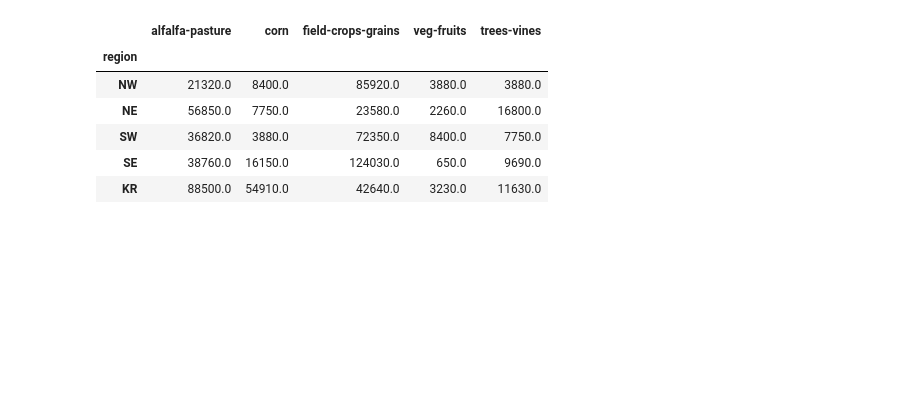
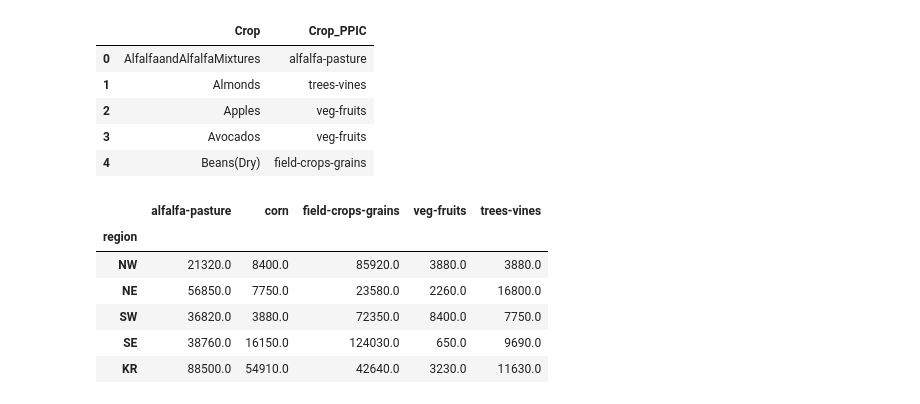
Before and after one commit to eanderson-ei/cv-mbom, a Jupyter notebook: notebooks/greedy-optimization.ipynb, the cells around one changed output. Cells and saved outputs as stored; diff of their text form; code cells hidden in the pictures; blank space fills up the shorter version.

```diff
--- a/notebooks/greedy-optimization.ipynb
+++ b/notebooks/greedy-optimization.ipynb
@@ -22,3 +43,13 @@ df.head()
+# %%
+crop_x = pd.read_csv('../data/crop_x.csv')
+crop_x.head()
+# %% [output]
+|  | Crop | Crop_PPIC |
+| 0 | AlfalfaandAlfalfaMixtures | alfalfa-pasture |
+| 1 | Almonds | trees-vines |
+| 2 | Apples | veg-fruits |
+| 3 | Avocados | veg-fruits |
+| 4 | Beans(Dry) | field-crops-grains |
 # %%
 targets = pd.read_csv('../data/targets.csv', index_col='region', thousands=',')
 targets
```
Also changed, not shown: parts of 36 cells of this notebook, 4 other files.
